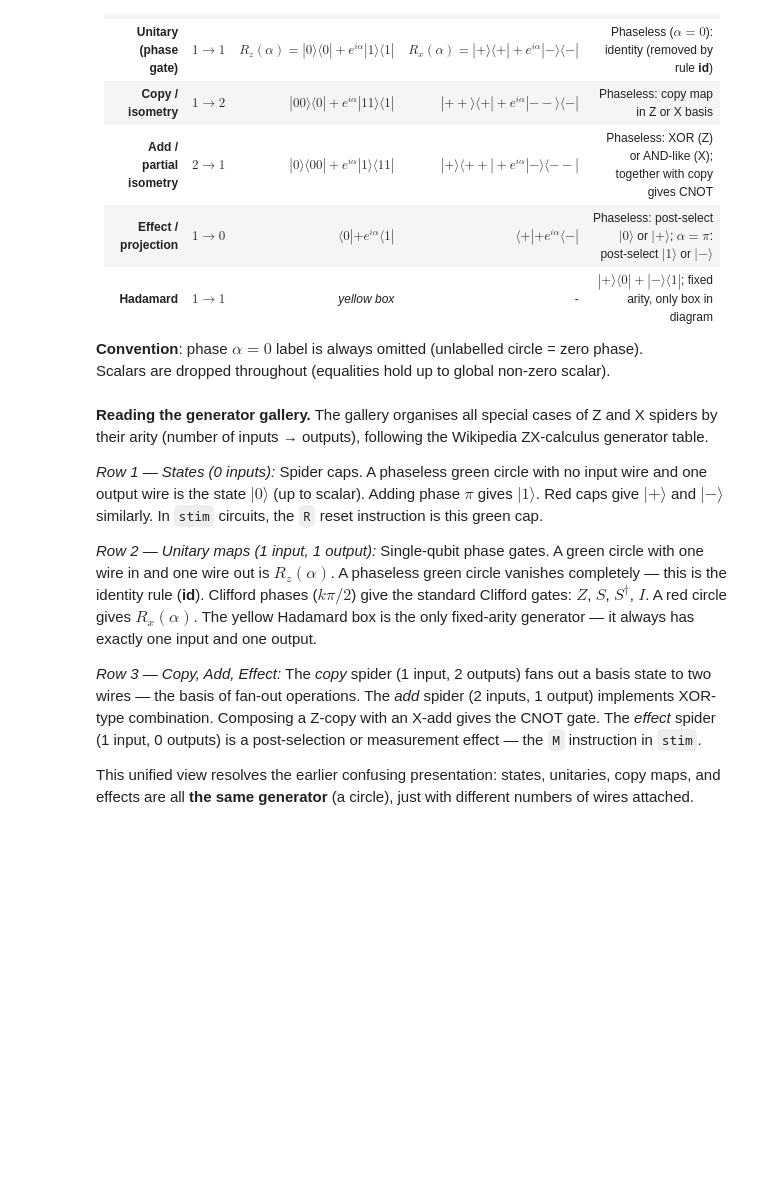
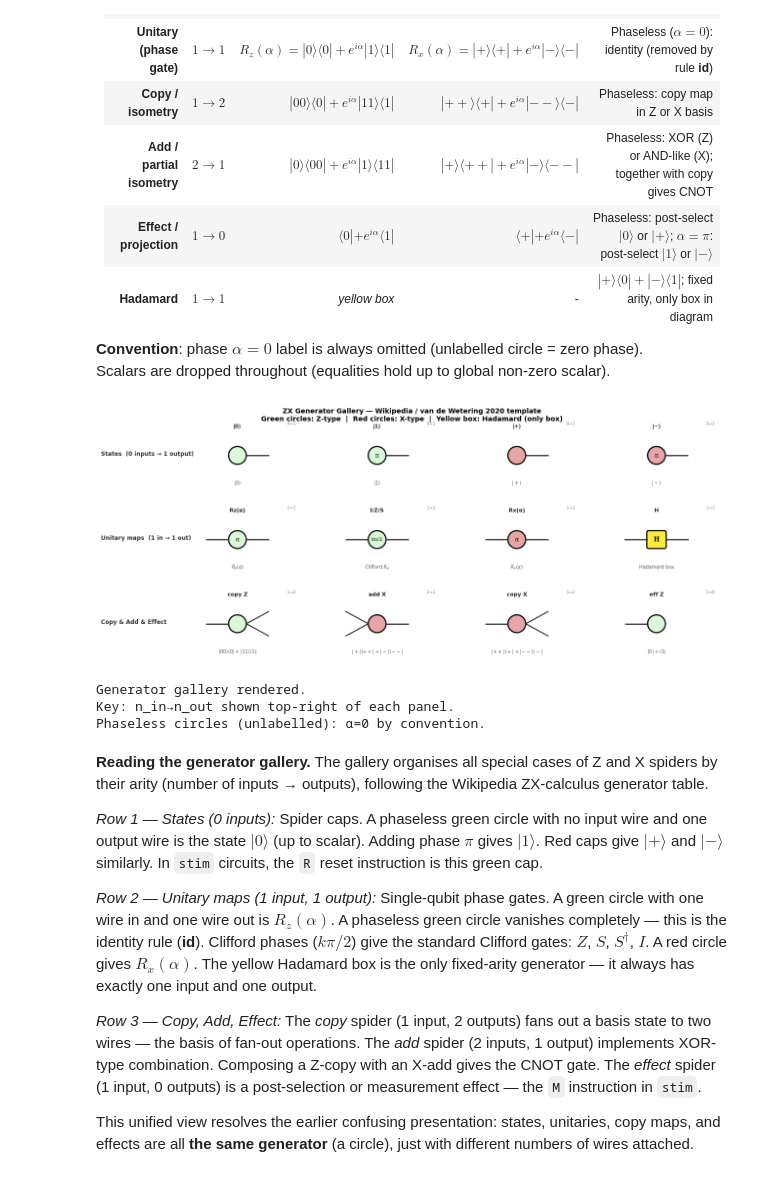
Before and after one commit to mukedon/python_and_projects, a Jupyter notebook: zx_calculus_tutorial6.ipynb, the cells around one changed output. Cells and saved outputs as stored; diff of their text form; code cells hidden in the pictures; blank space fills up the shorter version.

```diff
--- a/zx_calculus_tutorial6.ipynb
+++ b/zx_calculus_tutorial6.ipynb
@@ -195,7 +230,7 @@ rows = [
       ('|1⟩', ZX_GREEN, 'π', 0, 1, r'$|1\rangle$'),
       ('|+⟩', ZX_RED,   '',  0, 1, r'$|+\rangle$'),
       ('|−⟩', ZX_RED,   'π', 0, 1, r'$|-\rangle$')]),
-    ("Unitary maps  (1 input → 1 output)",
+    ("Unitary maps  (1 in → 1 out)",
      [('Rz(α)', ZX_GREEN, 'α',   1, 1, r'$R_z(\alpha)$'),
       ('I/Z/S', ZX_GREEN, 'kπ/2',1, 1, r'Clifford $R_z$'),
       ('Rx(α)', ZX_RED,   'α',   1, 1, r'$R_x(\alpha)$'),
@@ -229,8 +264,8 @@ for row_i, (row_title, items) in enumerate(rows):
         cx = 0.85   # center x of diagram
 
         if color is None:   # Hadamard
-            if n_in:  ax.plot([cx - 0.19 - WL, cx - 0.19], [0,0], color=ZX_WIRE, lw=1.8)
-            if n_out: ax.plot([cx + 0.19, cx + 0.19 + WL], [0,0], color=ZX_WIRE, lw=1.8)
+            if n_in:  ax.plot([cx - 0.23 - WL, cx - 0.23], [0,0], color=ZX_WIRE, lw=1.8)
+            if n_out: ax.plot([cx + 0.23, cx + 0.23 + WL], [0,0], color=ZX_WIRE, lw=1.8)
             box = FancyBboxPatch((cx-0.19, -0.17), 0.38, 0.34,
                                   boxstyle="round,pad=0.05",
                                   facecolor=ZX_YELLOW, edgecolor=ZX_EDGE, lw=1.8)
@@ -246,34 +281,39 @@ for row_i, (row_title, items) in enumerate(rows):
                     ax.plot([cx - R - WL, cx - R], [yw, 0], color=ZX_WIRE, lw=1.5)
             # Output wires
             if n_out == 1:
                 ax.plot([cx + R, cx + R + WL], [0,0], color=ZX_WIRE, lw=1.8)
             elif n_out == 2:
                 for yw in [0.3, -0.3]:
                     ax.plot([cx + R, cx + R + WL], [0, yw], color=ZX_WIRE, lw=1.5)
             # Spider circle
             circ = Circle((cx, 0), R, facecolor=color, edgecolor=ZX_EDGE, lw=1.8)
             ax.add_patch(circ)
             if phase:
                 ax.text(cx, 0, phase, ha='center', va='center',
                         fontsize=7.5 if len(phase)>2 else 8.5,
                         color=ZX_TEXT, fontfamily='serif')
 
         # Labels
         ax.text(cx, 0.68, name, ha='center', fontsize=8, color='#222', fontweight='bold')
         ax.text(cx, -0.72, math, ha='center', fontsize=7, color='#555')
 
         # Arity annotation
         arity = f"{n_in}→{n_out}"
         ax.text(2.3, 0.75, arity, ha='right', fontsize=6.5, color='#888')
 
 fig.text(0.5, 0.985, 'ZX Generator Gallery — Wikipedia / van de Wetering 2020 template\n'
          'Green circles: Z-type  |  Red circles: X-type  |  Yellow box: Hadamard (only box)',
          ha='center', va='top', fontsize=10, fontweight='bold')
-plt.savefig('/dev/null')   # force layout
+# plt.savefig('/dev/null')   # force layout
 plt.show()
 print("Generator gallery rendered.")
 print("Key: n_in→n_out shown top-right of each panel.")
 print("Phaseless circles (unlabelled): α=0 by convention.")
+# %% [output]
+[figure, added]
+Generator gallery rendered.
+Key: n_in→n_out shown top-right of each panel.
+Phaseless circles (unlabelled): α=0 by convention.
 # %% [markdown]
 **Reading the generator gallery.**
 The gallery organises all special cases of Z and X spiders by their arity (number of inputs → outputs), following the Wikipedia ZX-calculus generator table.
```
Also changed, not shown: parts of 5 cells of this notebook.
